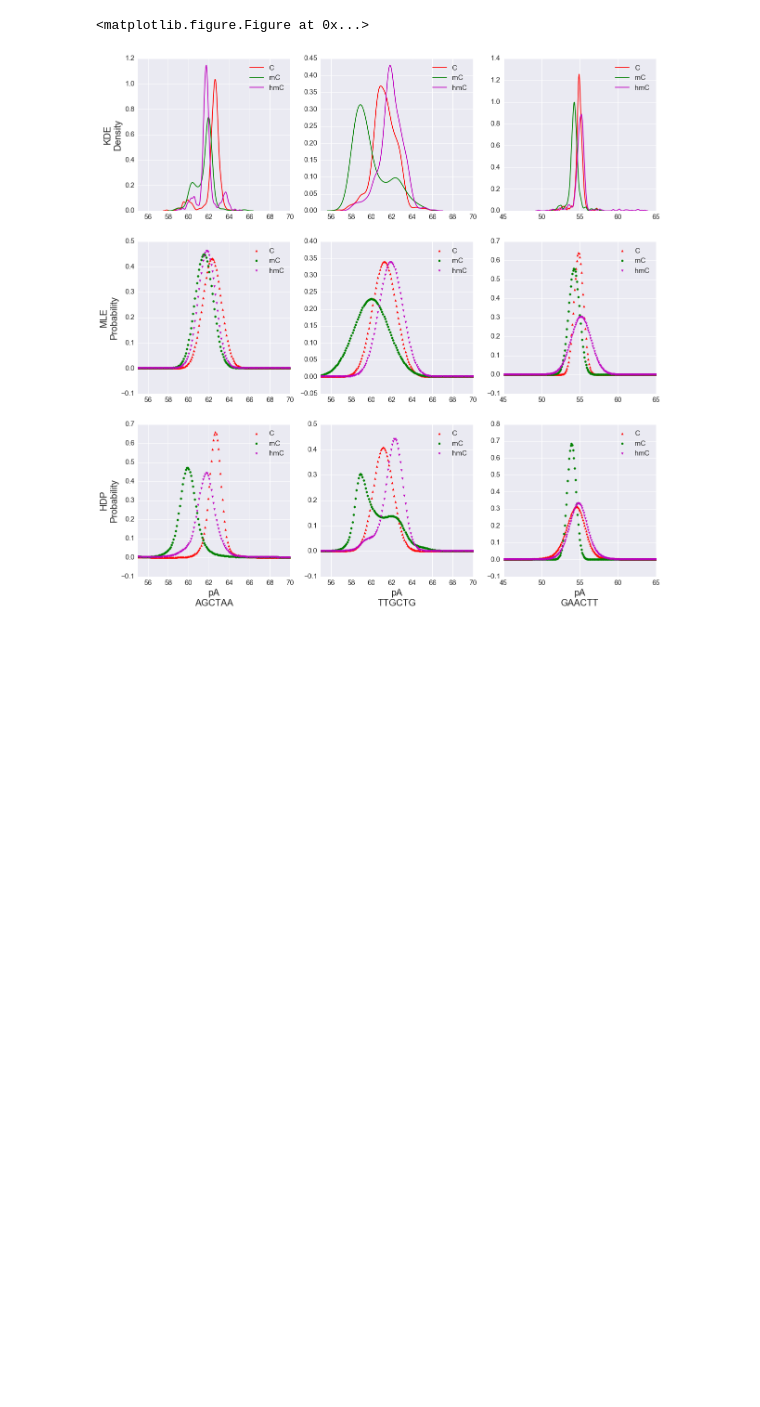
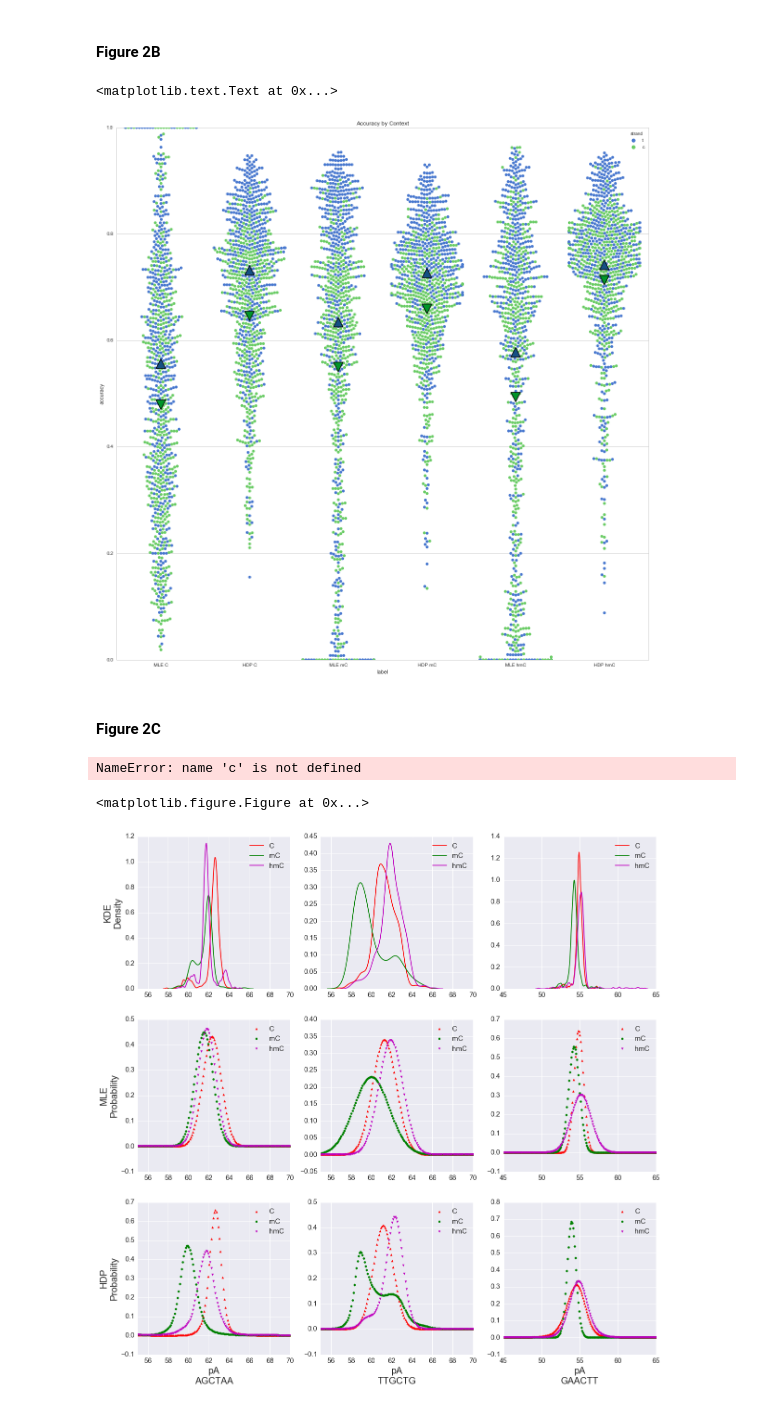
Before and after one commit to ArtRand/CytosineMethylationAnalysis, a Jupyter notebook: notebooks/Zymo_Analysis.ipynb, the cells around one changed output. Saved outputs shown, nothing was run; the diff lists cells and outputs as text; code cells hidden in the pictures; blank space fills up the shorter version.

```diff
--- a/notebooks/Zymo_Analysis.ipynb
+++ b/notebooks/Zymo_Analysis.ipynb
@@ -142,3 +180,33 @@ swarmplot_accuracies_by_category_with_mean(c_mulset, mc_mulset, hmc_mulset,
+# %% [markdown]
+#### Figure 2B
+# %%
+fig = plt.figure()
+ax_bySite = fig.add_subplot(111, adjustable='box')
+# Fig 2A, accuracies by read
+site_means, site_distrubutions = swarmplot_accuracies_by_category_with_mean(c_mulset, mc_mulset, hmc_mulset,
+                                                                            c_kde, mc_kde, hmc_kde,
+                                                                            'site', 'HDP', 'MLE', None)
+
+ax_byRead = sns.swarmplot(x="label", y="accuracy", hue="strand", data=site_distrubutions, ax=ax_bySite, size=6)
+ax_byRead = sns.stripplot(x="label", y="accuracy", data=site_means.ix[site_means['strand'] == 't'],
+                          color=sns.xkcd_rgb["light navy"], ax=ax_bySite, size=20, marker="^", edgecolor='k',
+                          linewidth=1.5)
+
+ax_byRead = sns.stripplot(x="label", y="accuracy", data=site_means.ix[site_means['strand'] == 'c'],
+                          color=sns.xkcd_rgb["irish green"], ax=ax_bySite, size=20, marker="v", edgecolor='k',
+                          linewidth=1.5)
+
+ax_byRead.set_ylim([0, 1])
+ax_byRead.set_title("Accuracy by Context")
+# %% [output]
+<matplotlib.text.Text at 0x...>
+[figure, added]
+# %% [markdown]
+#### Figure 2C
+# %%
+plot_confusion_matrix(c, mc, hmc, 't', "Template", None)
+# %% [output]
+NameError: name 'c' is not defined
 # %%
 import sys
 sys.path.append("../")
```
Also changed, not shown: parts of 6 cells of this notebook, 1 other file.
